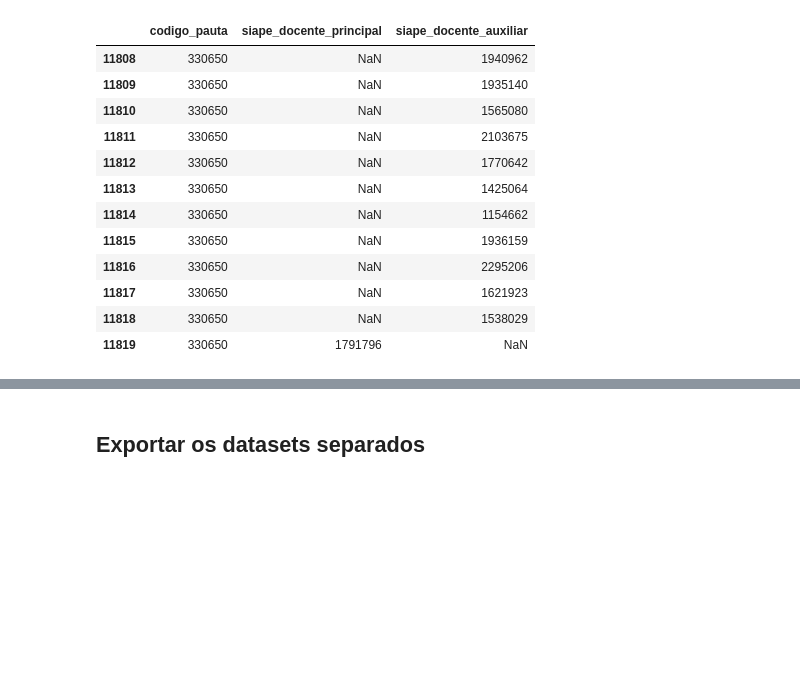
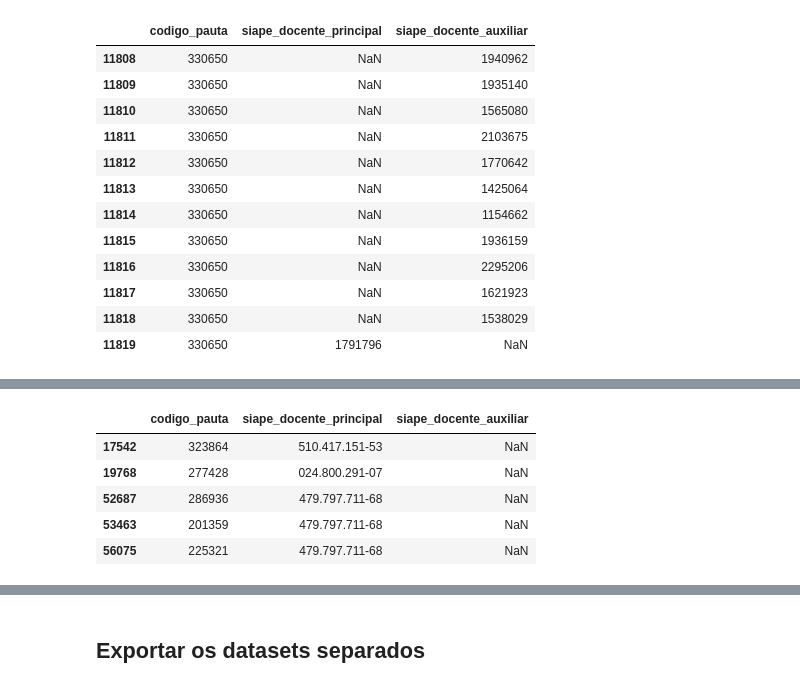
Before and after one commit to marcelsby/tcc-ifg-kg, a Jupyter notebook: notebooks/dados_abertos/Preprocessing Disciplinas Ministradas.ipynb, the cells around one changed output, grey strips where cells are left out. Drawn from its saved outputs; the diff is of its cells as text; code cells hidden in the pictures; blank space fills up the shorter version.

Commit message:
fix: apenas registros com matrícula SIAPE no dataset de disciplinas_ministradas_docentes

```diff
--- a/notebooks/dados_abertos/Preprocessing Disciplinas Ministradas.ipynb
+++ b/notebooks/dados_abertos/Preprocessing Disciplinas Ministradas.ipynb
@@ -584,0 +591,12 @@ disciplinas_ministradas_docentes_separadas[disciplinas_ministradas_docentes_sepa
+# %%
+cpf_punctuated_pattern = r'^\d{3}\.\d{3}\.\d{3}-\d{2}$'
+
+disciplinas_ministradas_docentes_separadas[disciplinas_ministradas_docentes_separadas['siape_docente_principal']
+    .str.contains(cpf_punctuated_pattern, case=False, na=False)].head()
+# %% [output]
+|  | codigo_pauta | siape_docente_principal | siape_docente_auxiliar |
+| 17542 | 323864 | 510.417.151-53 | NaN |
+| 19768 | 277428 | 024.800.291-07 | NaN |
+| 52687 | 286936 | 479.797.711-68 | NaN |
+| 53463 | 201359 | 479.797.711-68 | NaN |
+| 56075 | 225321 | 479.797.711-68 | NaN |
```
Also changed, not shown: parts of 14 cells of this notebook.
